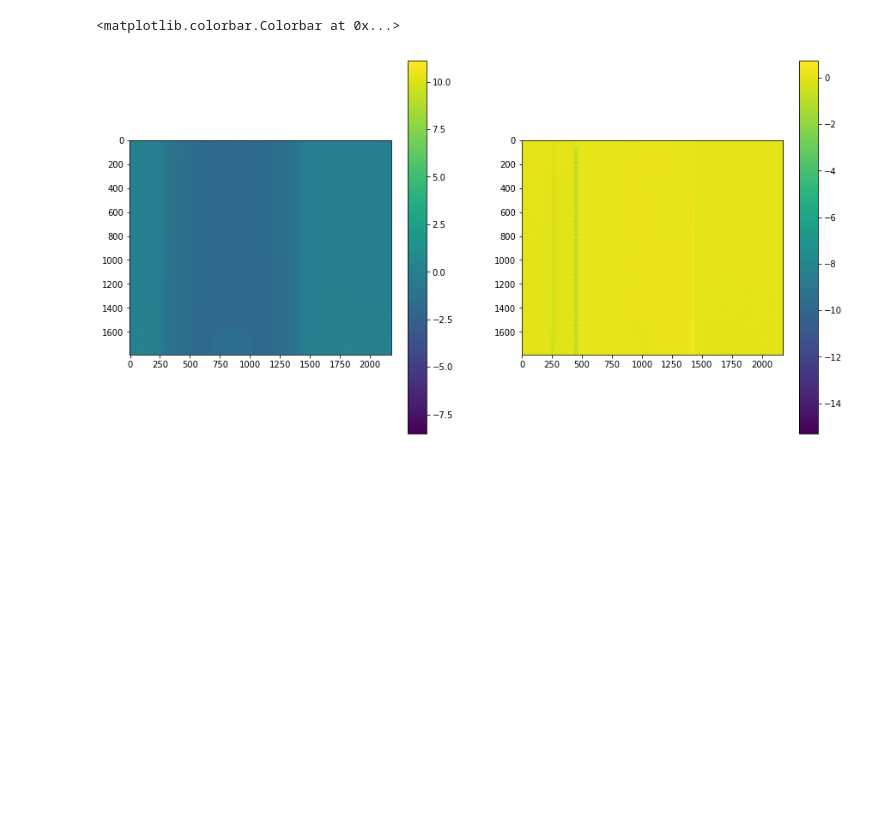
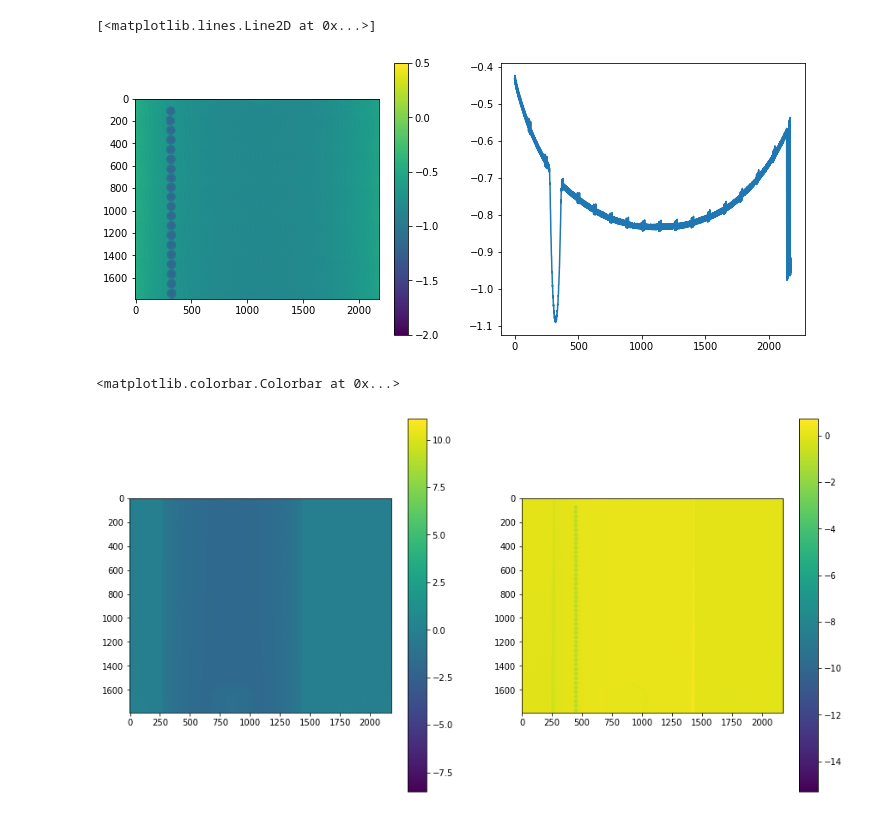
Before and after one commit to neutronimaging/scripts, a Jupyter notebook: python/notebooks/CBCTCalibration.ipynb, the cells around one changed output. Saved outputs shown, nothing was run; the diff lists cells and outputs as text; code cells hidden in the pictures; blank space fills up the shorter version.

```diff
--- a/python/notebooks/CBCTCalibration.ipynb
+++ b/python/notebooks/CBCTCalibration.ipynb
@@ -28,3 +61,18 @@ plt.imshow(cal[70])
+# %%
+lcal[lcal<=0]=1
+lcal=-np.log(lcal)
+lcal=np.nan_to_num(lcal)
+# %%
+plt.figure(figsize=[12,5])
+plt.subplot(1,2,1)
+#plt.imshow(lcal[:,:,1])
+plt.imshow(lcal[:,:,1],vmin=-2,vmax=0.5)
+plt.colorbar()
+plt.subplot(1,2,2)
+plt.plot(lcal[:,:,1].mean(axis=0))
+# %% [output]
+[<matplotlib.lines.Line2D at 0x...>]
+[figure, added]
 # %%
 mcal=np.median(cal[1:N:10],axis=0)
 # %%
```
Also changed, not shown: parts of 10 cells of this notebook, 1 other file.
